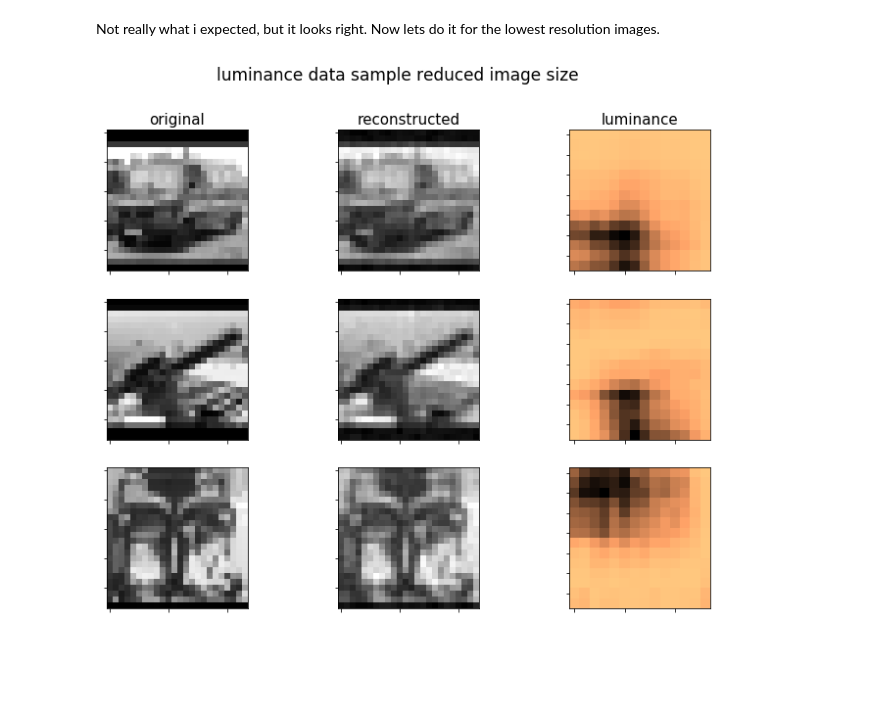
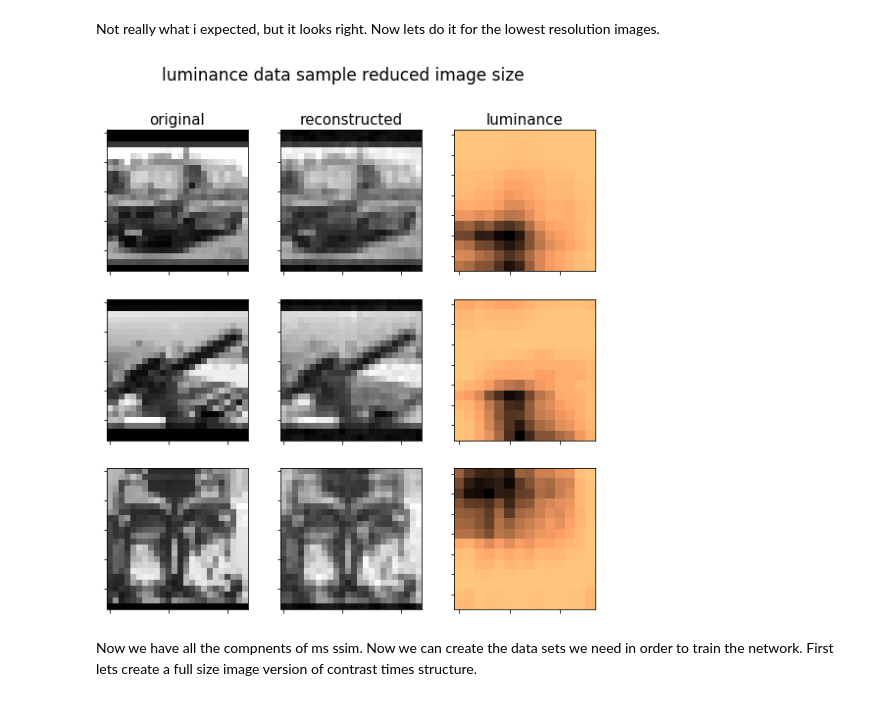
Before and after one commit to michaelneuder/image_quality_analysis, a Jupyter notebook: bin/calculations/ms_ssim/MS_SSIM.ipynb, the cells around one changed output. Drawn from its saved outputs; the diff is of its cells as text; code cells hidden in the pictures; blank space fills up the shorter version.

Commit message:
data files

```diff
--- a/bin/calculations/ms_ssim/MS_SSIM.ipynb
+++ b/bin/calculations/ms_ssim/MS_SSIM.ipynb
@@ -325,22 +325,24 @@ plt.show()
 # %% [markdown]
 Not really what i expected, but it looks right. Now lets do it for the lowest resolution images.
 # %%
-f, axarr = plt.subplots(nrows=3,ncols=3, figsize=(12,9))
+f, axarr = plt.subplots(nrows=3,ncols=3, figsize=(9,9))
 for i in range(3):
     axarr[i,0].imshow(down_sample_res[i,0,:,:], cmap='gray')
     axarr[i,1].imshow(down_sample_res[i,1,:,:], cmap='gray')
     axarr[i,2].imshow(image_luminance(down_sample_res[i,0,:,:], down_sample_res[i,1,:,:]), cmap='copper')
 
 axarr[0,0].set_title('original', size=15)
 axarr[0,1].set_title('reconstructed', size=15)
 axarr[0,2].set_title('luminance', size=15)
 for ax_row in axarr:
     for ax in ax_row:
         ax.set_xticklabels([])
         ax.set_yticklabels([])
 
 f.suptitle('luminance data sample reduced image size', size=17)
 plt.savefig('luminance_data_sample_red2.png')
 plt.show()
 # %% [output]
-[figure, old version]
+[figure, new version]
+# %% [markdown]
+Now we have all the compnents of ms ssim. Now we can create the data sets we need in order to train the network. First lets create a full size image version of contrast times structure.
```
Also changed, not shown: parts of 4 cells of this notebook, 7 other files.
